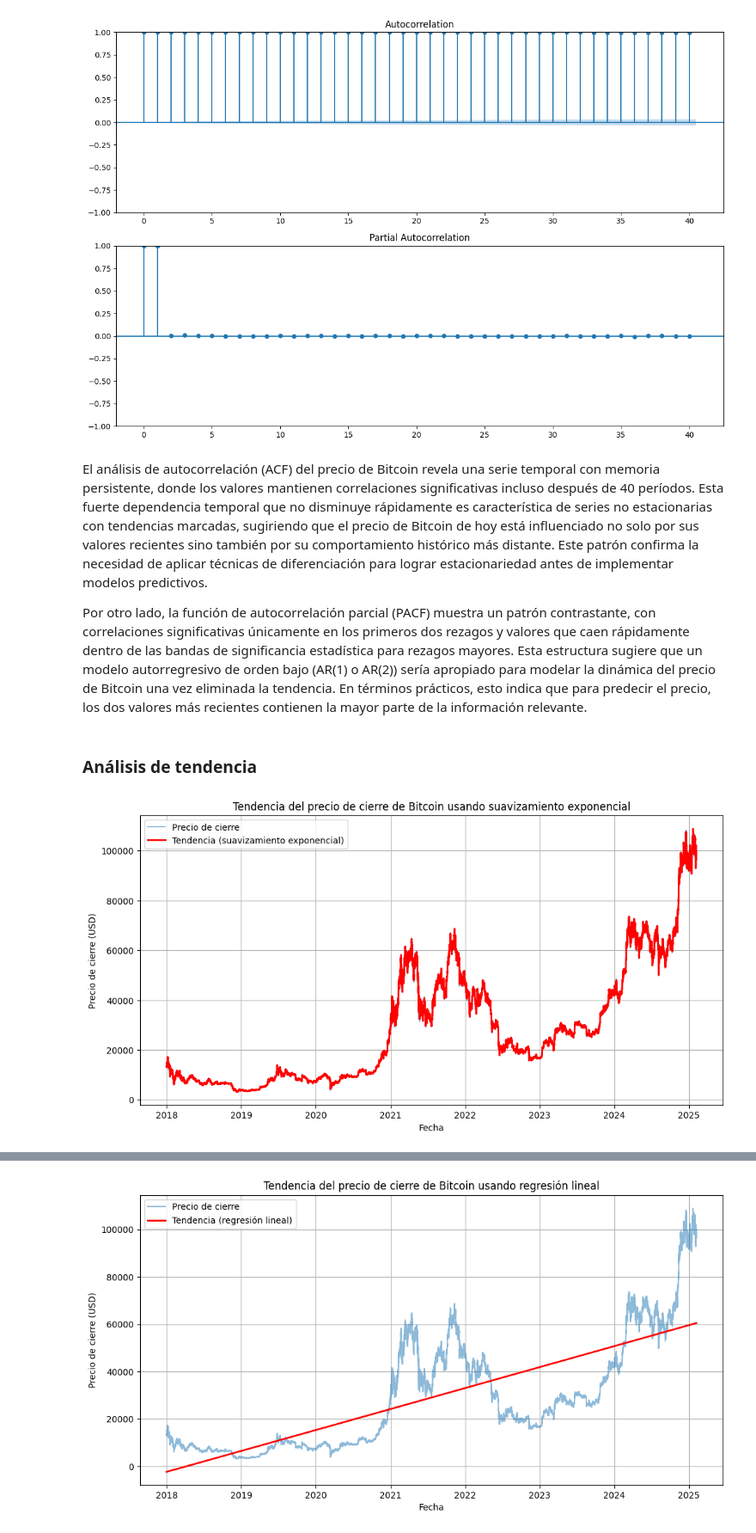
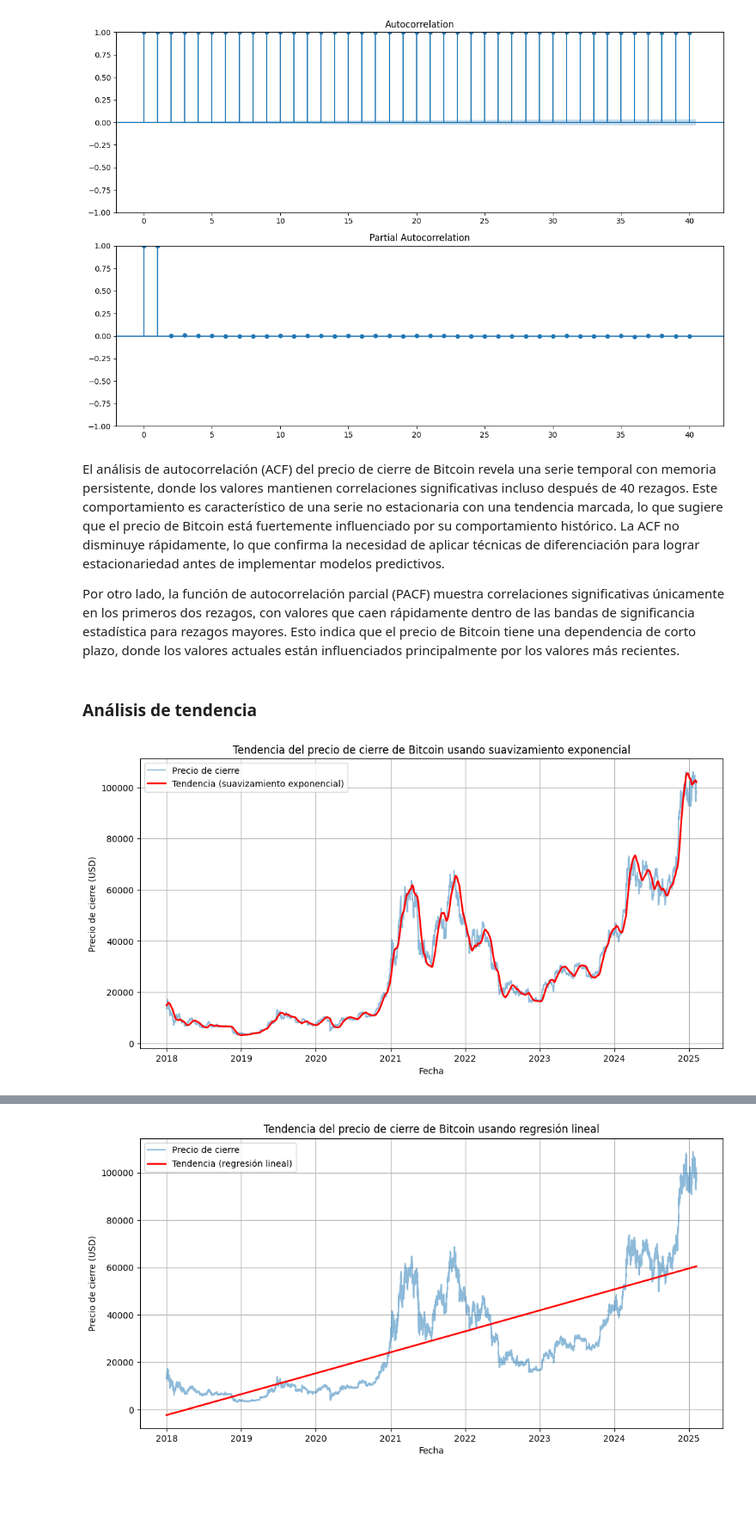
Before and after one commit to mcamilavr/mcamilavr.github.io, a Jupyter notebook: docs/notebooks.ipynb, the cells around one changed output, grey strips where cells are left out. Shown at 86% size. Saved outputs shown, nothing was run; the diff lists cells and outputs as text; code cells hidden in the pictures; blank space fills up the shorter version.

```diff
--- a/docs/notebooks.ipynb
+++ b/docs/notebooks.ipynb
@@ -273,28 +331,27 @@ plt.show()
 # %% [output]
 [figure]
 # %% [markdown]
-El análisis de autocorrelación (ACF) del precio de Bitcoin revela una serie temporal con memoria persistente, donde los valores mantienen correlaciones significativas incluso después de 40 períodos. Esta fuerte dependencia temporal que no disminuye rápidamente es característica de series no estacionarias con tendencias marcadas, sugiriendo que el precio de Bitcoin de hoy está influenciado no solo por sus valores recientes sino también por su comportamiento histórico más distante. Este patrón confirma la necesidad de aplicar técnicas de diferenciación para lograr estacionariedad antes de implementar modelos predictivos.
+El análisis de autocorrelación (ACF) del precio de cierre de Bitcoin revela una serie temporal con memoria persistente, donde los valores mantienen correlaciones significativas incluso después de 40 rezagos. Este comportamiento es característico de una serie no estacionaria con una tendencia marcada, lo que sugiere que el precio de Bitcoin está fuertemente influenciado por su comportamiento histórico. La ACF no disminuye rápidamente, lo que confirma la necesidad de aplicar técnicas de diferenciación para lograr estacionariedad antes de implementar modelos predictivos.
 
-Por otro lado, la función de autocorrelación parcial (PACF) muestra un patrón contrastante, con correlaciones significativas únicamente en los primeros dos rezagos y valores que caen rápidamente dentro de las bandas de significancia estadística para rezagos mayores. Esta estructura sugiere que un modelo autorregresivo de orden bajo (AR(1) o AR(2)) sería apropiado para modelar la dinámica del precio de Bitcoin una vez eliminada la tendencia. En términos prácticos, esto indica que para predecir el precio, los dos valores más recientes contienen la mayor parte de la información relevante.
+Por otro lado, la función de autocorrelación parcial (PACF) muestra correlaciones significativas únicamente en los primeros dos rezagos, con valores que caen rápidamente dentro de las bandas de significancia estadística para rezagos mayores. Esto indica que el precio de Bitcoin tiene una dependencia de corto plazo, donde los valores actuales están influenciados principalmente por los valores más recientes.
 # %% [markdown]
 ### Análisis de tendencia
 # %%
-# 5. Análisis de tendencia - Suavizamiento exponencial mejorado
 from statsmodels.tsa.holtwinters import ExponentialSmoothing
 
-# Aplicar suavizamiento exponencial con un parámetro de suavizado más bajo para mayor suavidad
-model = ExponentialSmoothing(dfs["15m"]["Close"], trend="add", seasonal=None, damped=True)
-fit = model.fit(smoothing_level=0.2)  # Ajustar el nivel de suavizado
+# Usar datos diarios (1d) para reducir el ruido intradía
+model = ExponentialSmoothing(dfs["1d"]["Close"], trend="add", seasonal=None, damped=True)
+fit = model.fit(smoothing_level=0.05)  # Ajustar el nivel de suavizado para mayor suavidad
 
 # Graficar la tendencia
 plt.figure(figsize=(12, 6))
-plt.plot(dfs["15m"].index, dfs["15m"]["Close"], label="Precio de cierre", alpha=0.5)
-plt.plot(dfs["15m"].index, fit.fittedvalues, label="Tendencia (suavizamiento exponencial)", color="red", linewidth=2)
+plt.plot(dfs["1d"].index, dfs["1d"]["Close"], label="Precio de cierre", alpha=0.5)
+plt.plot(dfs["1d"].index, fit.fittedvalues, label="Tendencia (suavizamiento exponencial)", color="red", linewidth=2)
 plt.title("Tendencia del precio de cierre de Bitcoin usando suavizamiento exponencial")
 plt.xlabel("Fecha")
 plt.ylabel("Precio de cierre (USD)")
 plt.legend()
 plt.grid()
 plt.show()
 # %% [output]
-[figure, old version]
+[figure, new version]
```
Also changed, not shown: parts of 24 cells of this notebook, 1 other file.
